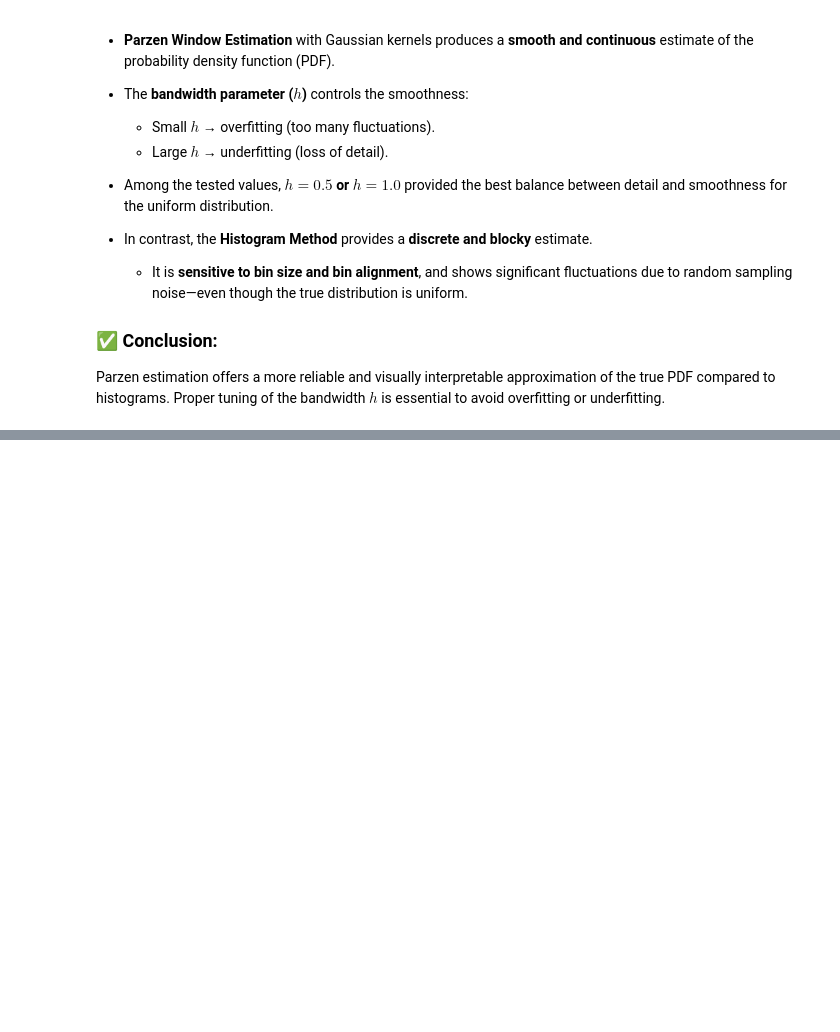
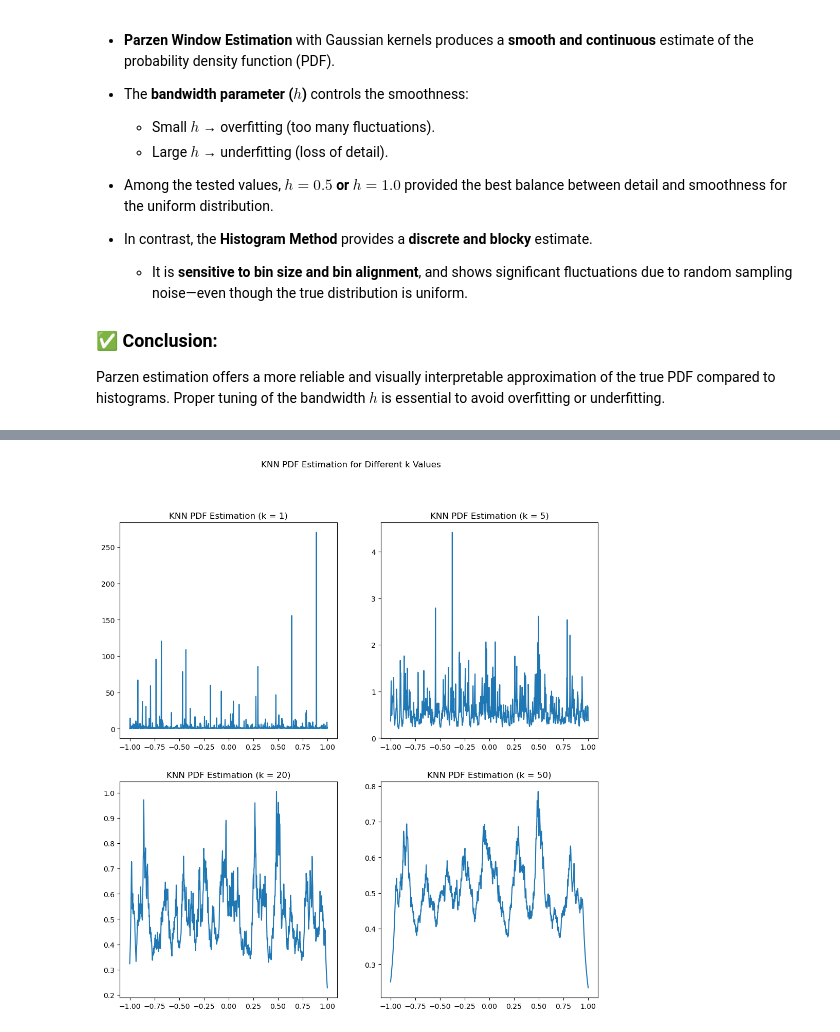
Before and after one commit to mjmousavi97/MachinLearning-TehranUni-2024, a Jupyter notebook: Projects/04 pro/src/main.ipynb, the cells around one changed output, grey strips where cells are left out. Drawn from its saved outputs; the diff is of its cells as text; code cells hidden in the pictures; blank space fills up the shorter version.

```diff
--- a/Projects/04 pro/src/main.ipynb
+++ b/Projects/04 pro/src/main.ipynb
@@ -177,0 +227,19 @@ Parzen estimation offers a more reliable and visually interpretable approximatio
+# %%
+# Evaluation points and k values
+ks = [1, 5, 20, 50]
+points = np.linspace(-1, 1, 1000)
+# %%
+# Plotting
+fig, ax = plt.subplots(2, 2, figsize=(12, 12))
+
+for i in range(2):
+    for j in range(2):
+        k = ks[i * 2 + j]
+        estimations = [knn_estimation(point, samples=x, k=k) for point in points]
+        ax[i, j].plot(points, estimations)
+        ax[i, j].set_title(f'KNN PDF Estimation (k = {k})')
+
+plt.suptitle('KNN PDF Estimation for Different k Values')
+plt.show()
+# %% [output]
+[figure, added]
```
Also changed, not shown: parts of 9 cells of this notebook, 2 other files.
